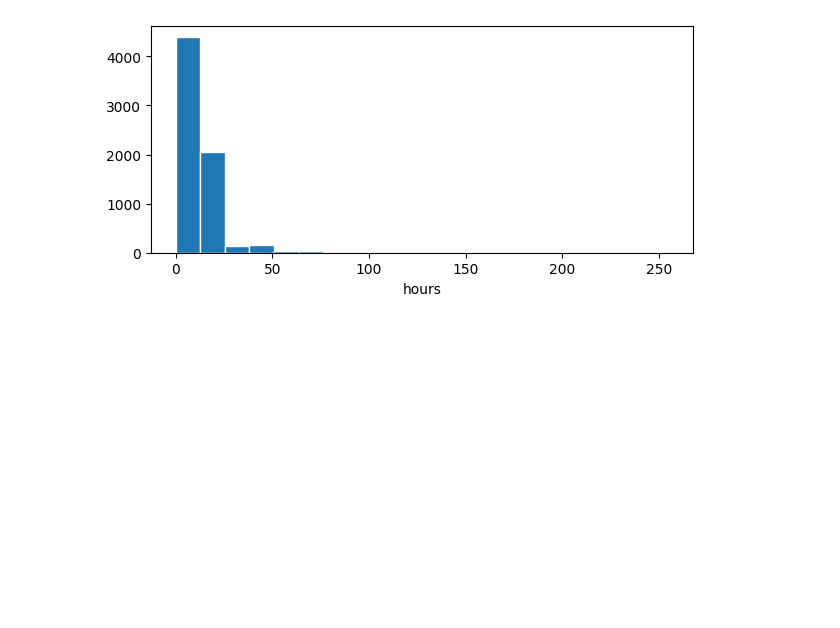
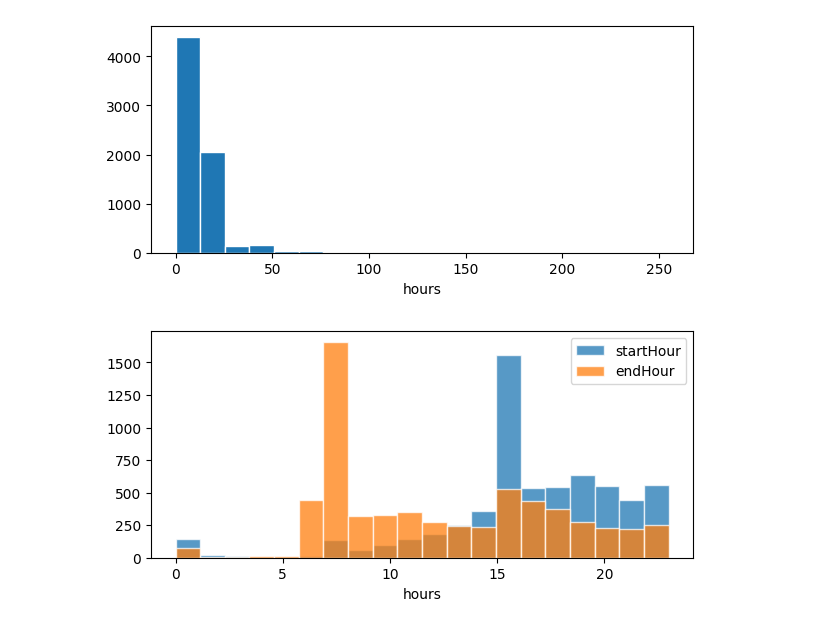
Before and after one commit to jarviskroos7/pev_intelligent_charging_control, a Jupyter notebook: notebooks/charging_data_proc.ipynb, the cells around one changed output. Drawn from its saved outputs; the diff is of its cells as text; code cells hidden in the pictures; blank space fills up the shorter version.

```diff
--- a/notebooks/charging_data_proc.ipynb
+++ b/notebooks/charging_data_proc.ipynb
@@ -63,4 +65,13 @@ plt.show()
 # %% [output]
 255.03333333333333
 [figure]
+# %%
+plt.figure(figsize=(7, 3))
+plt.hist(sessions['Start_plugin_hour'], edgecolor='white', bins=20, alpha=0.75, label='startHour')
+plt.hist(sessions['End_plugout_hour'], edgecolor='white', bins=20, alpha=0.75, label='endHour')
+plt.legend()
+plt.xlabel('hours')
+plt.show()
+# %% [output]
+[figure, added]
 # %% [markdown]
```
Also changed, not shown: parts of 3 cells of this notebook.
